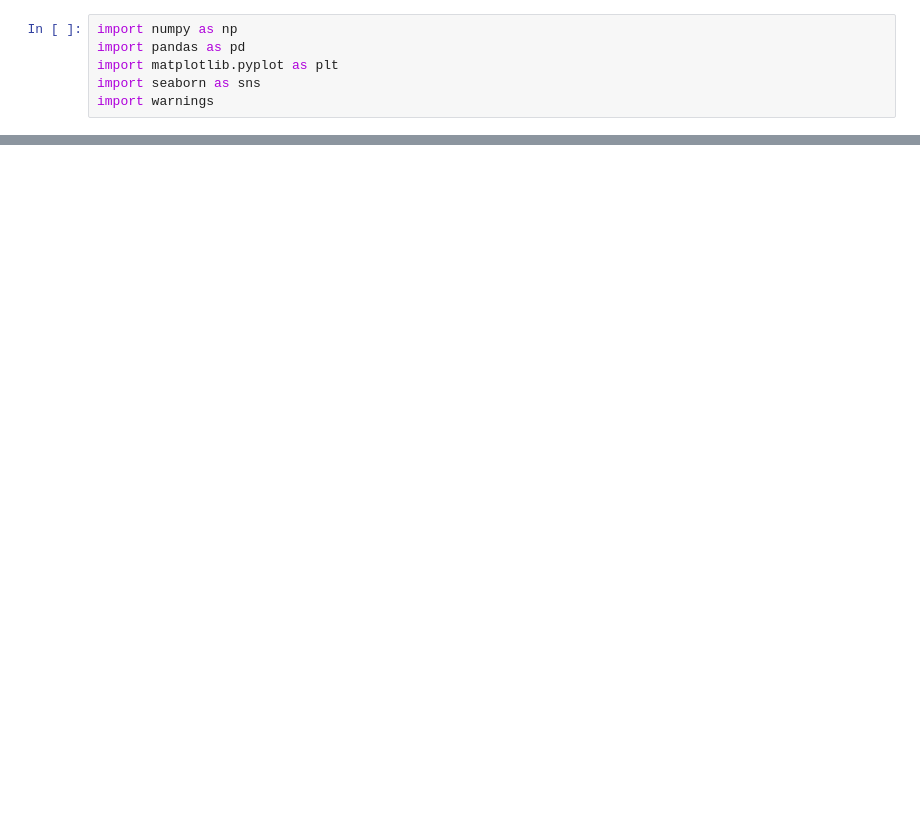
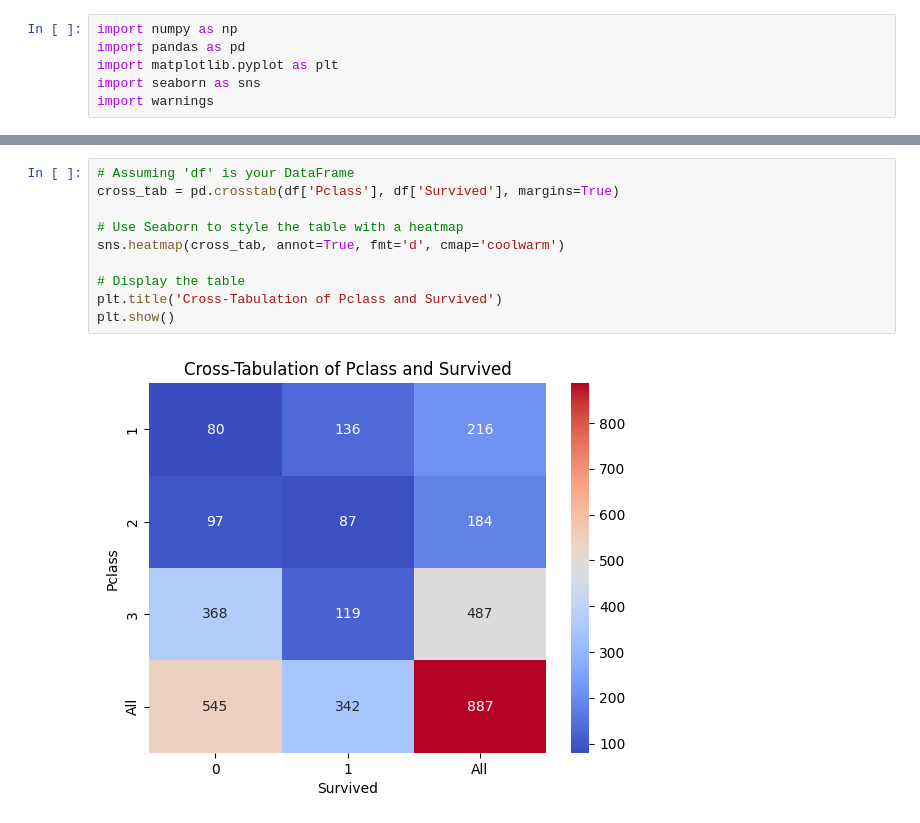
Before and after one commit to astronaut505/IcebergDodgers, a Jupyter notebook: titanic(2).ipynb, the cells around one changed output, grey strips where cells are left out. Cells and saved outputs as stored; diff of their text form; blank space fills up the shorter version.

```diff
--- a/titanic(2).ipynb
+++ b/titanic(2).ipynb
@@ -11,0 +54,12 @@ FileNotFoundError: [Errno 2] No such file or directory: 'data/titanic.csv'
+# %%
+# Assuming 'df' is your DataFrame
+cross_tab = pd.crosstab(df['Pclass'], df['Survived'], margins=True)
+
+# Use Seaborn to style the table with a heatmap
+sns.heatmap(cross_tab, annot=True, fmt='d', cmap='coolwarm')
+
+# Display the table
+plt.title('Cross-Tabulation of Pclass and Survived')
+plt.show()
+# %% [output]
+[figure, added]
```
Also changed, not shown: parts of 24 cells of this notebook.
